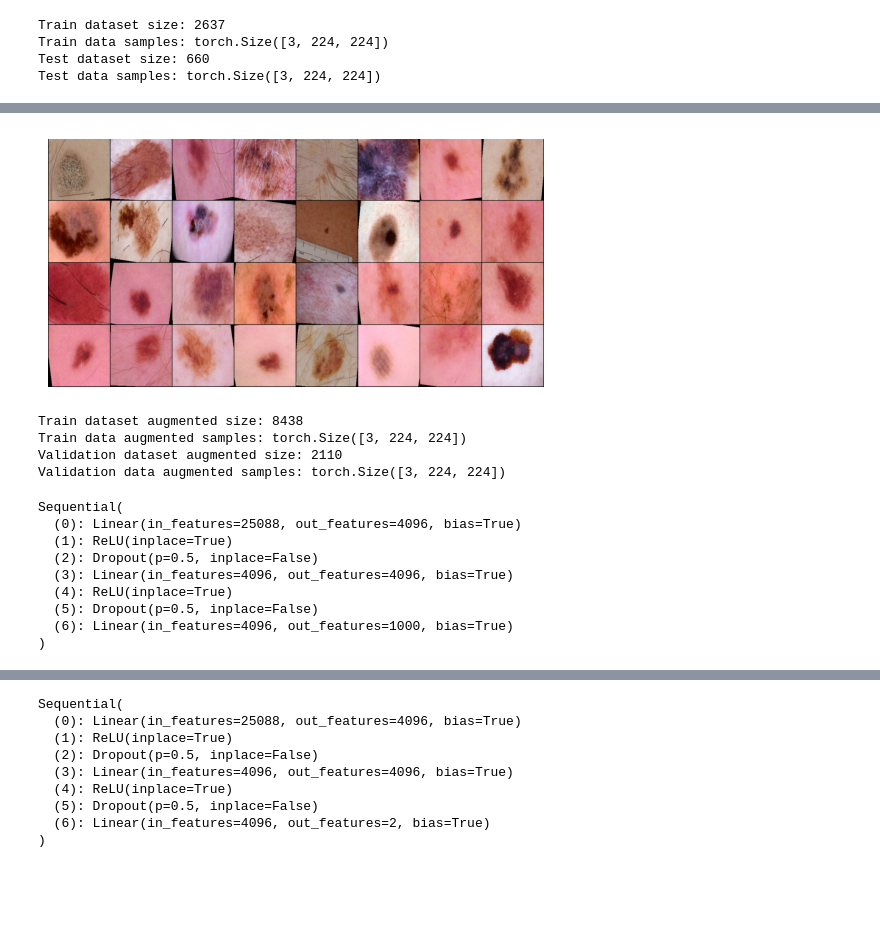
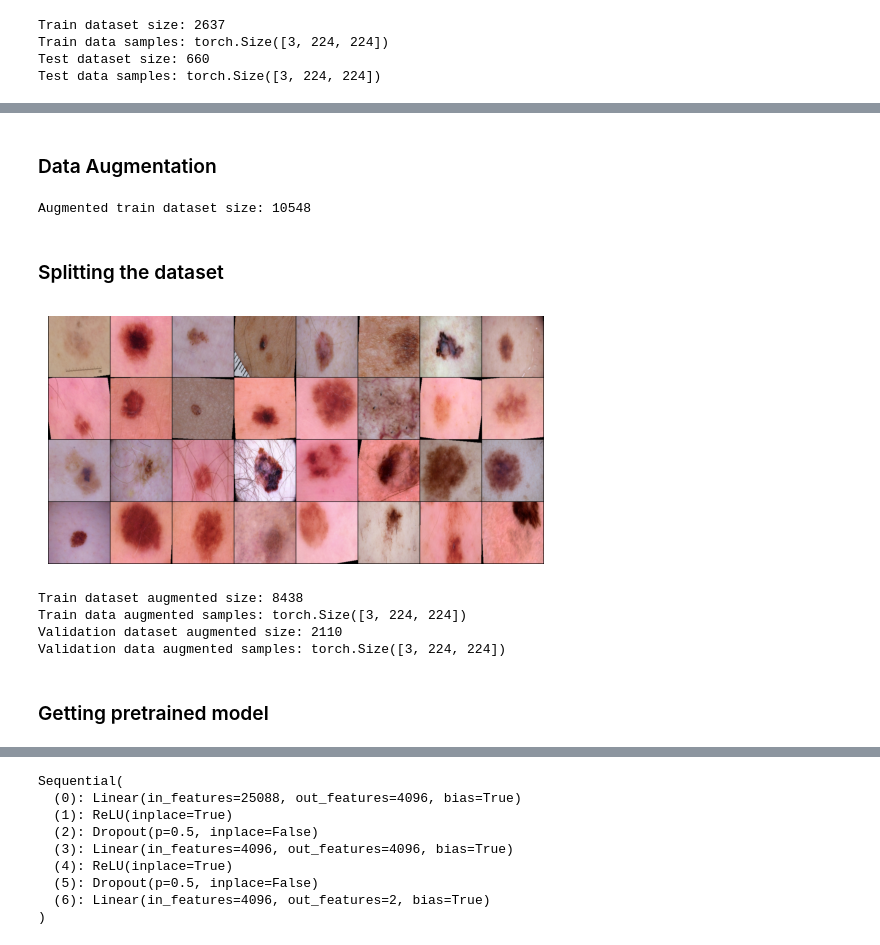
Before and after one commit to talaman/master-ai-m6a2, a Jupyter notebook: notebook.ipynb, the cells around one changed output, grey strips where cells are left out. Drawn from its saved outputs; the diff is of its cells as text; code cells hidden in the pictures; blank space fills up the shorter version.

```diff
--- a/notebook.ipynb
+++ b/notebook.ipynb
@@ -98,8 +125,7 @@ malignant benign benign malignant benign malignant malignant benign malignant be
+# %% [markdown]
+### Data Augmentation
 # %%
-# Aplica técnicas de Data Augmentation (rotaciones, reflexiones especulares, etc.).
-import random
-import torchvision.transforms.functional as TF
-
+# Define a class for random rotation
 class RandomRotation:
     def __init__(self, degrees):
         self.degrees = degrees
@@ -108,6 +134,7 @@ class RandomRotation:
         angle = random.uniform(-self.degrees, self.degrees)
         return TF.rotate(x, angle)
 
+# Define a class for random horizontal flip
 class RandomHorizontalFlip:
     def __init__(self, p=0.5):
         self.p = p
@@ -117,6 +144,7 @@ class RandomHorizontalFlip:
             return TF.hflip(x)
         return x
 
+# Define a class for random vertical flip
 class RandomVerticalFlip:
     def __init__(self, p=0.5):
         self.p = p
@@ -126,6 +154,7 @@ class RandomVerticalFlip:
             return TF.vflip(x)
         return x
 
+# Define a class for random resized crop
 class RandomResizedCrop:
     def __init__(self, size, scale=(0.5, 1.0), ratio=(0.75, 1.3333333333333333)):
         self.size = size
@@ -166,40 +195,40 @@ class AugmentedSkinCancerDataset(Dataset):
 
 # Create the augmented dataset and dataloader
 train_dataset_augmented = AugmentedSkinCancerDataset(train_dataset, transform=transform_augmented)
-# Split the augmented dataset into a training and validation set
-train_dataset_augmented, val_dataset_augmented = torch.utils.data.random_split(train_dataset_augmented, [int(0.8 * len(train_dataset_augmented)), len(train_dataset_augmented) - int(0.8 * len(train_dataset_augmented))])
-train_loader_augmented = torch.utils.data.DataLoader(train_dataset_augmented, batch_size=32, shuffle=True)
-val_loader_augmented = torch.utils.data.DataLoader(val_dataset_augmented, batch_size=32, shuffle=False)
 
-dataiter = iter(train_loader_augmented)
-images, labels = next(dataiter)
-imshow(torchvision.utils.make_grid(images))
-
-print('Train dataset augmented size:', len(train_dataset_augmented))
-print('Train data augmented samples:', train_dataset_augmented[0][0].shape)
-print('Validation dataset augmented size:', len(val_dataset_augmented))
-print('Validation data augmented samples:', val_dataset_augmented[0][0].shape)
+print('Augmented train dataset size:', len(train_dataset_augmented))
 # %% [output]
-[figure, removed]
-Train dataset augmented size: 8438
-Train data augmented samples: torch.Size([3, 224, 224])
-Validation dataset augmented size: 2110
-Validation data augmented samples: torch.Size([3, 224, 224])
+Augmented train dataset size: 10548
-# %%
-# Instancia  una  red  neuronal  profunda  de  las  disponibles  en  TorchVision  (VGG,
-# ResNet) y descarga los pesos por defecto (DEFAULT) entrenados en el conjunto
-# de datos ImageNet.
-import torchvision.models as models
-
-model = models.vgg16(pretrained=True)
-print(model.classifier)
-# %% [output]
-Sequential(
-  (0): Linear(in_features=25088, out_features=4096, bias=True)
-  (1): ReLU(inplace=True)
-  (2): Dropout(p=0.5, inplace=False)
-  (3): Linear(in_features=4096, out_features=4096, bias=True)
-  (4): ReLU(inplace=True)
-  (5): Dropout(p=0.5, inplace=False)
-  (6): Linear(in_features=4096, out_features=1000, bias=True)
-)
+# %% [markdown]
+### Splitting the dataset
+# %%
+# Split the augmented dataset into a training and validation set
+train_dataset_augmented, val_dataset_augmented = torch.utils.data.random_split(
+    train_dataset_augmented,
+    [int(0.8 * len(train_dataset_augmented)), len(train_dataset_augmented) - int(0.8 * len(train_dataset_augmented))]
+)
+
+# Create data loaders for the augmented training and validation datasets
+train_loader_augmented = torch.utils.data.DataLoader(train_dataset_augmented, batch_size=32, shuffle=True)
+val_loader_augmented = torch.utils.data.DataLoader(val_dataset_augmented, batch_size=32, shuffle=False)
+
+# Get a batch of augmented training data
+dataiter = iter(train_loader_augmented)
+images, labels = next(dataiter)
+
+# Show augmented images
+imshow(torchvision.utils.make_grid(images))
+
+# Print dataset sizes and sample shapes
+print('Train dataset augmented size:', len(train_dataset_augmented))
+print('Train data augmented samples:', train_dataset_augmented[0][0].shape)
+print('Validation dataset augmented size:', len(val_dataset_augmented))
+print('Validation data augmented samples:', val_dataset_augmented[0][0].shape)
+# %% [output]
+[figure, added]
+Train dataset augmented size: 8438
+Train data augmented samples: torch.Size([3, 224, 224])
+Validation dataset augmented size: 2110
+Validation data augmented samples: torch.Size([3, 224, 224])
+# %% [markdown]
+### Getting pretrained model
```
Also changed, not shown: parts of 17 cells of this notebook.
